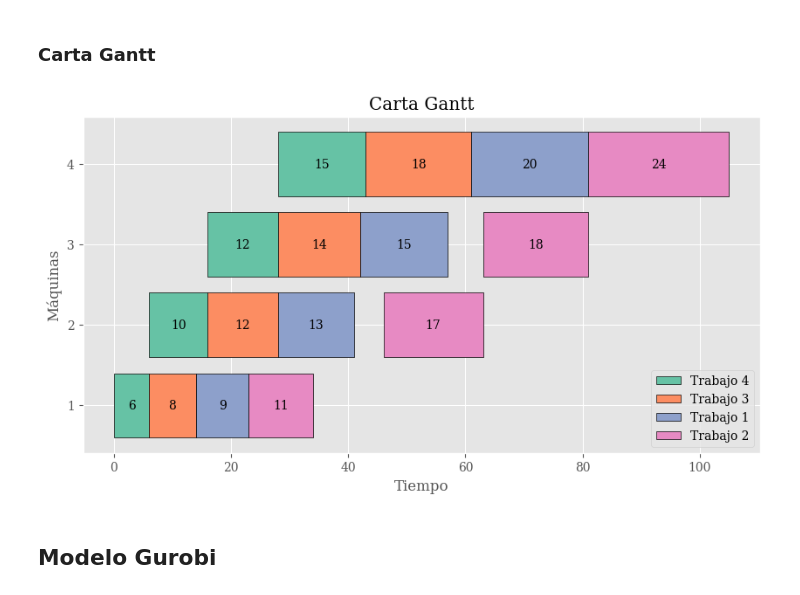
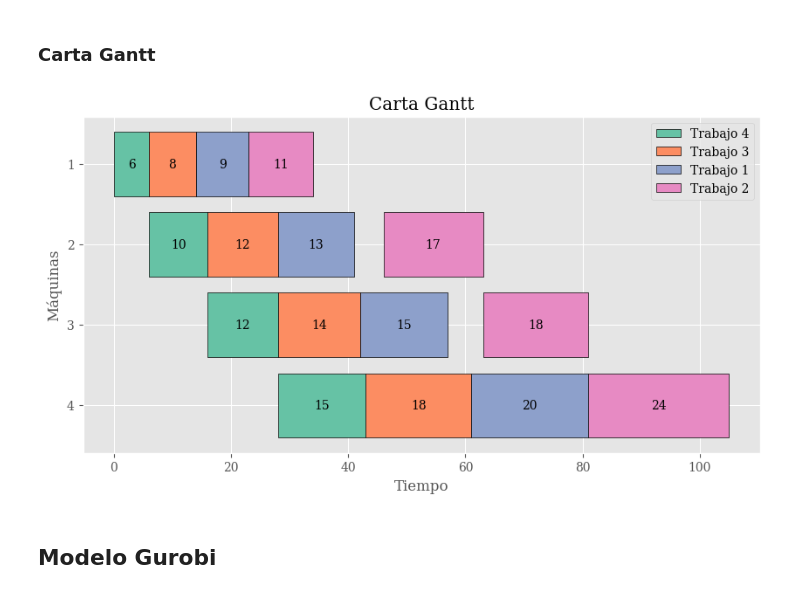
Before and after one commit to jansorena/PermutationFlowshop, a Jupyter notebook: TareaComputacional3.ipynb, the cells around one changed output. Saved outputs shown, nothing was run; the diff lists cells and outputs as text; code cells hidden in the pictures.

```diff
--- a/TareaComputacional3.ipynb
+++ b/TareaComputacional3.ipynb
@@ -484,35 +492,36 @@ Función objetivo = 105.0
 # %%
 # Obtener la secuencia de trabajos
 secuencia = []
 for i in range(N):
     for j in range(N):
         if wilson_model_cplex.solution.get_value(Z[i, j]) == 1:
             secuencia.append([i, j])
 
 # Ordenar la secuencia
 secuencia.sort(key=lambda x: x[1])
 
 # Carta Gantt
 fig, ax = plt.subplots(figsize=(10, 5))
 ax.set_title('Carta Gantt')
 ax.set_xlabel('Tiempo')
 ax.set_ylabel('Máquinas')
 ax.set_yticks(range(N))
 ax.set_yticklabels(range(1, N + 1))
 ax.grid(True)
 
 for i in range(N):
     for j in range(M):
         start_time = wilson_model_cplex.solution.get_value(B[i, j])
         processing_time = T[i][secuencia[j][0]]
         ax.broken_barh([(start_time, processing_time)], (i - 0.4, 0.8), facecolors=colores[j], edgecolor='black')
         ax.text(start_time + processing_time / 2, i, str(processing_time), horizontalalignment='center', verticalalignment='center')
 
 # Mostrar leyenda
-ax.legend(["Trabajo "+str(i+1) for i,j in secuencia], loc='lower right')
+ax.legend(["Trabajo "+str(i+1) for i,j in secuencia], loc='upper right')
+ax.invert_yaxis()
 plt.show()
 # %% [output]
-[figure, old version]
+[figure, new version]
 # %% [markdown]
 ## Modelo Gurobi
 # %%
```
Also changed, not shown: parts of 19 cells of this notebook.
